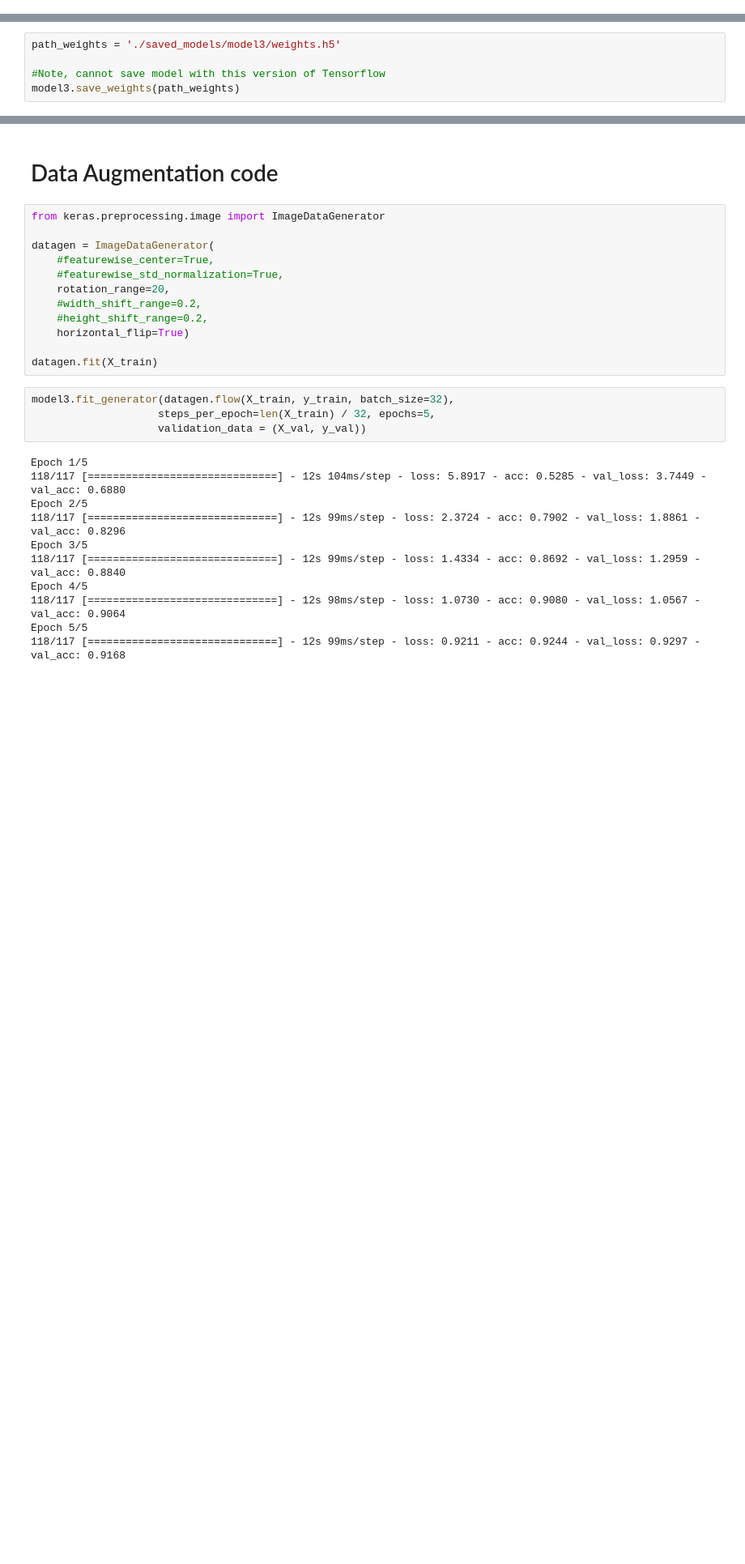
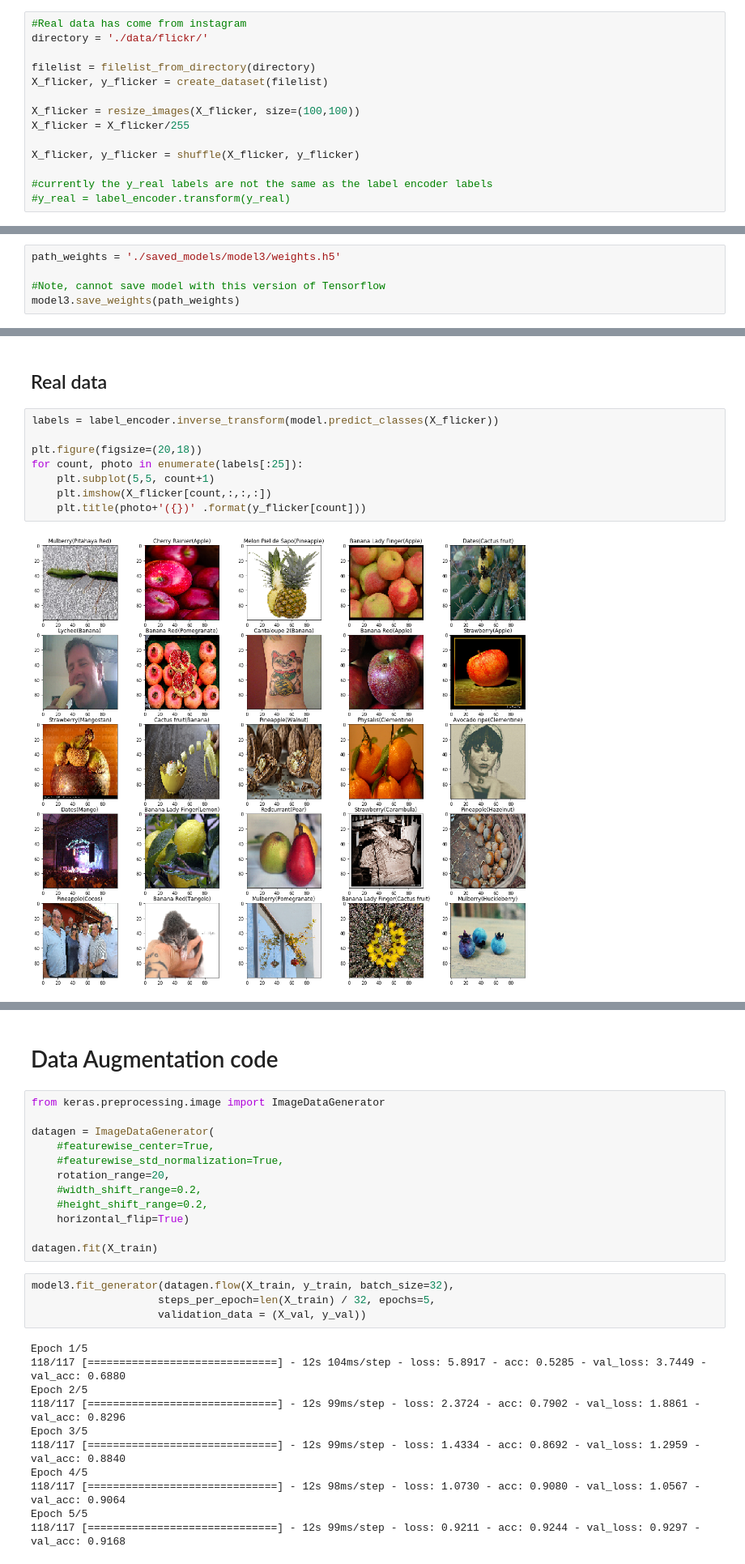
Before and after one commit to JRThurman01/ApplesToApples, a Jupyter notebook: Modelling1.ipynb, the cells around one changed output, grey strips where cells are left out. Shown at 81% size. Saved outputs shown, nothing was run; the diff lists cells and outputs as text; blank space fills up the shorter version.

```diff
--- a/Modelling1.ipynb
+++ b/Modelling1.ipynb
@@ -35 +110,15 @@ y_val = label_encoder.transform(y_val)
+# %%
+#Real data has come from instagram
+directory = './data/flickr/'
+
+filelist = filelist_from_directory(directory)
+X_flicker, y_flicker = create_dataset(filelist)
+
+X_flicker = resize_images(X_flicker, size=(100,100))
+X_flicker = X_flicker/255
+
+X_flicker, y_flicker = shuffle(X_flicker, y_flicker)
+
+#currently the y_real labels are not the same as the label encoder labels
+#y_real = label_encoder.transform(y_real)
 # %% [markdown]
@@ -362,0 +405,12 @@ model4.evaluate(trai)
+# %% [markdown]
+## Real data
+# %%
+labels = label_encoder.inverse_transform(model.predict_classes(X_flicker))
+
+plt.figure(figsize=(20,18))
+for count, photo in enumerate(labels[:25]):
+    plt.subplot(5,5, count+1)
+    plt.imshow(X_flicker[count,:,:,:])
+    plt.title(photo+'({})' .format(y_flicker[count]))
+# %% [output]
+[figure, added]
```
Also changed, not shown: parts of 49 cells of this notebook, 4 other files.
